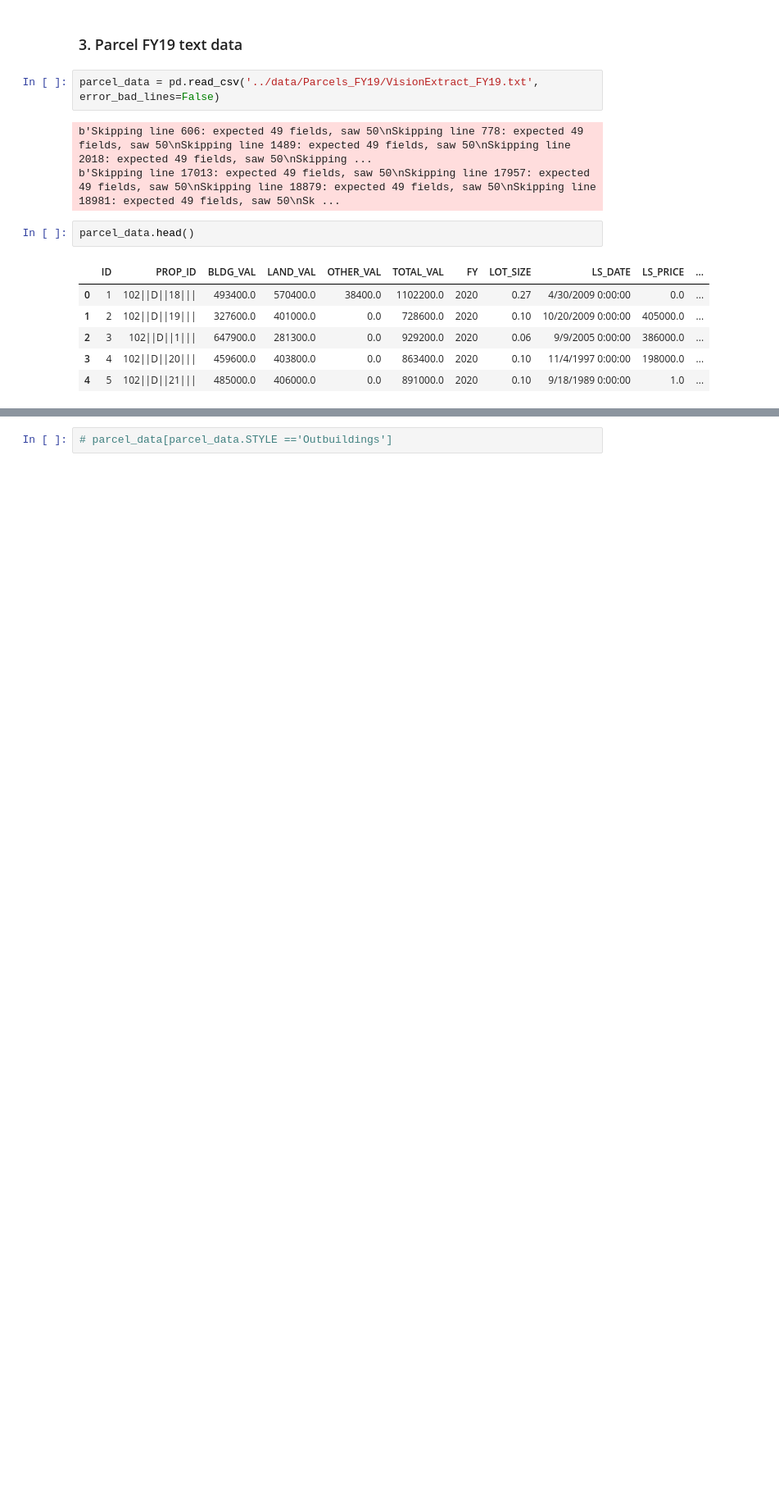
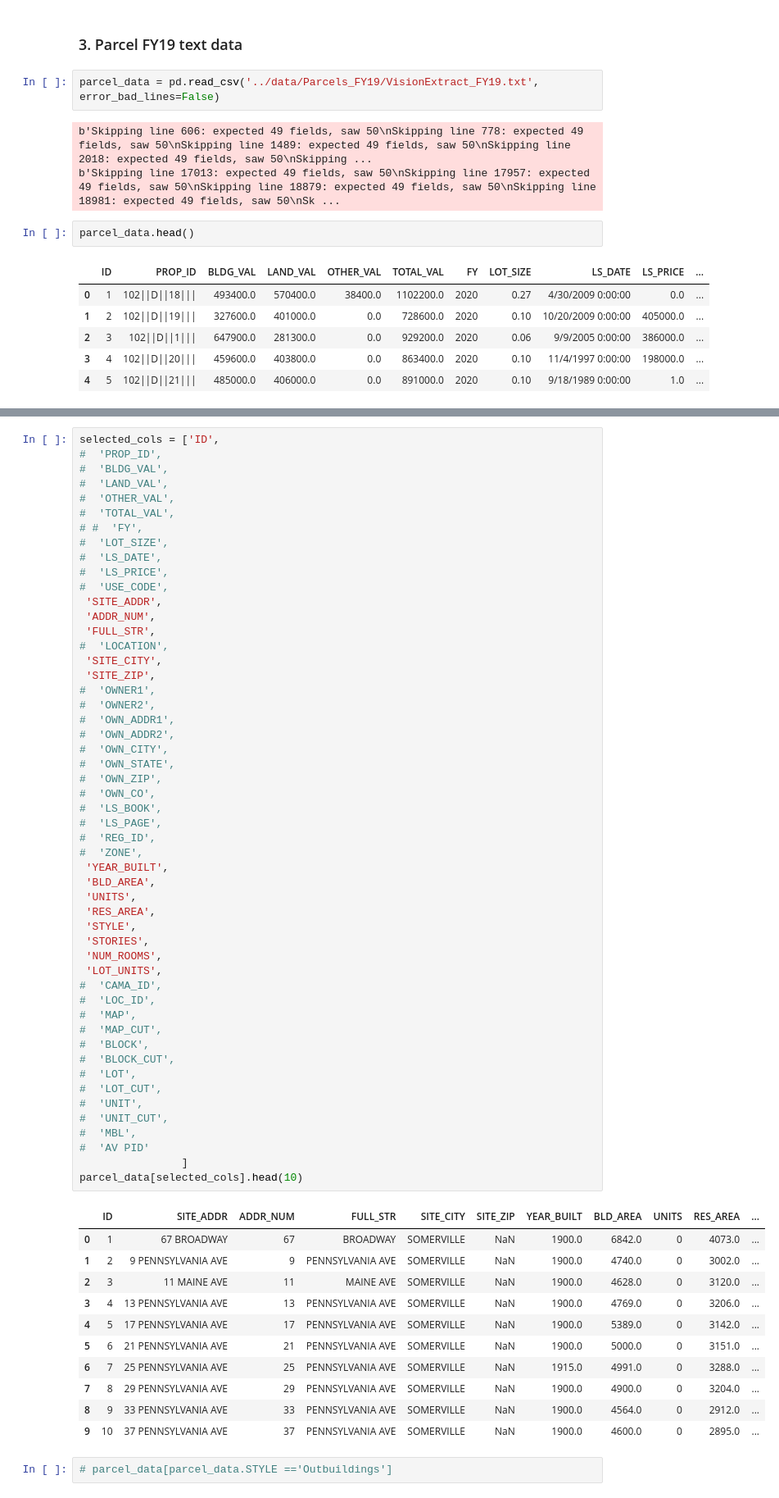
Before and after one commit to isms/ac297r-capstone-project, a Jupyter notebook: notebooks/tabular_data_exploration.ipynb, the cells around one changed output, grey strips where cells are left out. Shown: that part at 82% size. Drawn from its saved outputs; the diff is of its cells as text; blank space fills up the shorter version.

Commit message:
updated some print statements for presentation screenshots

```diff
--- a/notebooks/tabular_data_exploration.ipynb
+++ b/notebooks/tabular_data_exploration.ipynb
@@ -222,3 +232,67 @@ list(parcel_data.STYLE.unique())
+# %%
+selected_cols = ['ID',
+#  'PROP_ID',
+#  'BLDG_VAL',
+#  'LAND_VAL',
+#  'OTHER_VAL',
+#  'TOTAL_VAL',
+# #  'FY',
+#  'LOT_SIZE',
+#  'LS_DATE',
+#  'LS_PRICE',
+#  'USE_CODE',
+ 'SITE_ADDR',
+ 'ADDR_NUM',
+ 'FULL_STR',
+#  'LOCATION',
+ 'SITE_CITY',
+ 'SITE_ZIP',
+#  'OWNER1',
+#  'OWNER2',
+#  'OWN_ADDR1',
+#  'OWN_ADDR2',
+#  'OWN_CITY',
+#  'OWN_STATE',
+#  'OWN_ZIP',
+#  'OWN_CO',
+#  'LS_BOOK',
+#  'LS_PAGE',
+#  'REG_ID',
+#  'ZONE',
+ 'YEAR_BUILT',
+ 'BLD_AREA',
+ 'UNITS',
+ 'RES_AREA',
+ 'STYLE',
+ 'STORIES',
+ 'NUM_ROOMS',
+ 'LOT_UNITS',
+#  'CAMA_ID',
+#  'LOC_ID',
+#  'MAP',
+#  'MAP_CUT',
+#  'BLOCK',
+#  'BLOCK_CUT',
+#  'LOT',
+#  'LOT_CUT',
+#  'UNIT',
+#  'UNIT_CUT',
+#  'MBL',
+#  'AV PID'
+                ]
+parcel_data[selected_cols].head(10)
+# %% [output]
+|  | ID | SITE_ADDR | ADDR_NUM | FULL_STR | SITE_CITY | SITE_ZIP | YEAR_BUILT | BLD_AREA | UNITS | RES_AREA | ... |
+| 0 | 1 | 67 BROADWAY | 67 | BROADWAY | SOMERVILLE | NaN | 1900.0 | 6842.0 | 0 | 4073.0 | ... |
+| 1 | 2 | 9 PENNSYLVANIA AVE | 9 | PENNSYLVANIA AVE | SOMERVILLE | NaN | 1900.0 | 4740.0 | 0 | 3002.0 | ... |
+| 2 | 3 | 11 MAINE AVE | 11 | MAINE AVE | SOMERVILLE | NaN | 1900.0 | 4628.0 | 0 | 3120.0 | ... |
+| 3 | 4 | 13 PENNSYLVANIA AVE | 13 | PENNSYLVANIA AVE | SOMERVILLE | NaN | 1900.0 | 4769.0 | 0 | 3206.0 | ... |
+| 4 | 5 | 17 PENNSYLVANIA AVE | 17 | PENNSYLVANIA AVE | SOMERVILLE | NaN | 1900.0 | 5389.0 | 0 | 3142.0 | ... |
+| 5 | 6 | 21 PENNSYLVANIA AVE | 21 | PENNSYLVANIA AVE | SOMERVILLE | NaN | 1900.0 | 5000.0 | 0 | 3151.0 | ... |
+| 6 | 7 | 25 PENNSYLVANIA AVE | 25 | PENNSYLVANIA AVE | SOMERVILLE | NaN | 1915.0 | 4991.0 | 0 | 3288.0 | ... |
+| 7 | 8 | 29 PENNSYLVANIA AVE | 29 | PENNSYLVANIA AVE | SOMERVILLE | NaN | 1900.0 | 4900.0 | 0 | 3204.0 | ... |
+| 8 | 9 | 33 PENNSYLVANIA AVE | 33 | PENNSYLVANIA AVE | SOMERVILLE | NaN | 1900.0 | 4564.0 | 0 | 2912.0 | ... |
+| 9 | 10 | 37 PENNSYLVANIA AVE | 37 | PENNSYLVANIA AVE | SOMERVILLE | NaN | 1900.0 | 4600.0 | 0 | 2895.0 | ... |
 # %%
 # parcel_data[parcel_data.STYLE =='Outbuildings']
 # %%
```
Also changed, not shown: parts of 7 cells of this notebook.
